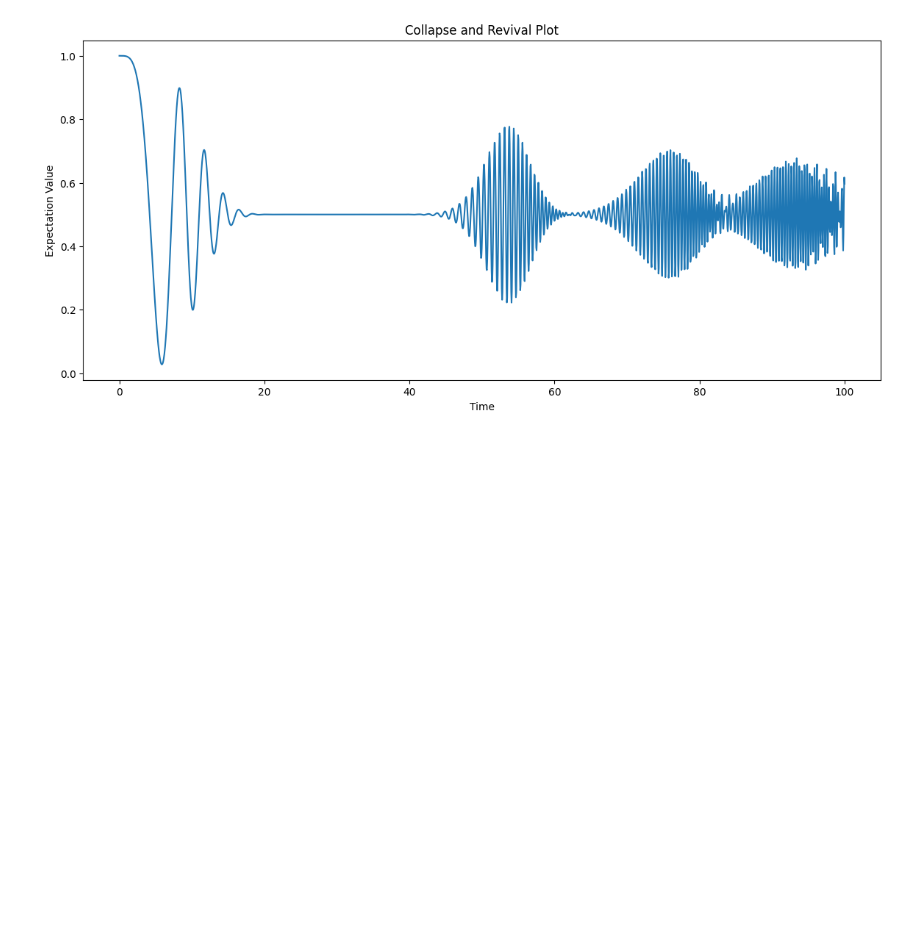
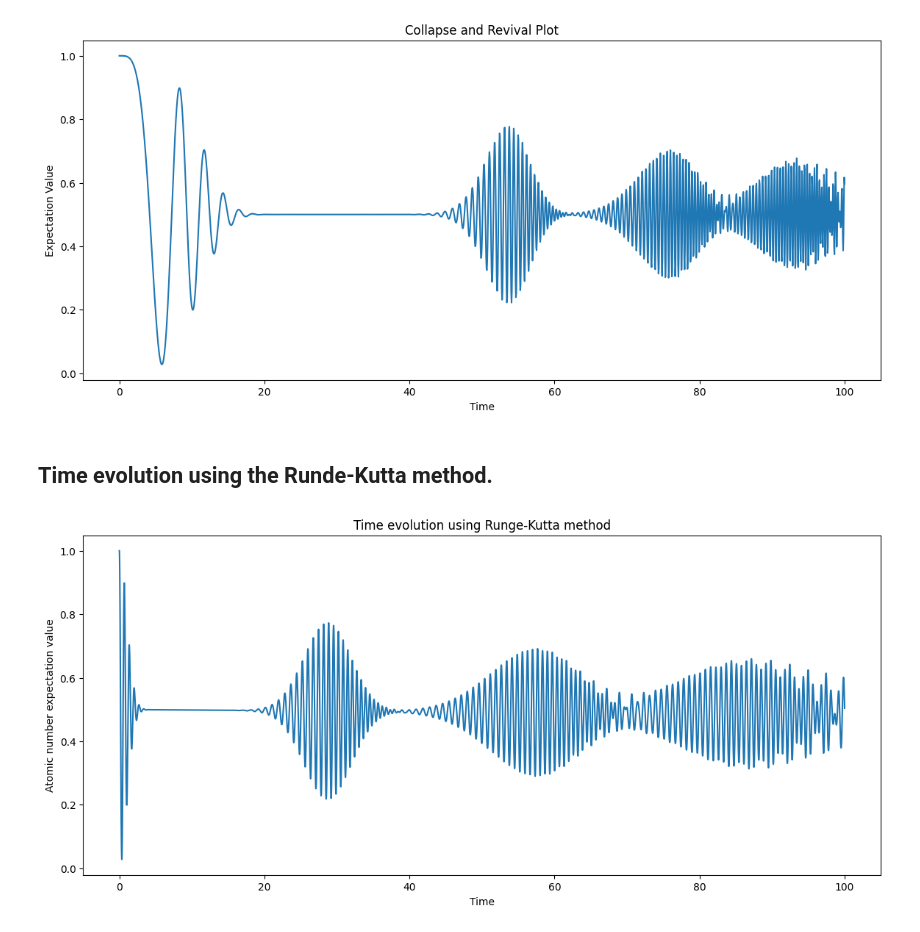
Before and after one commit to molendziak/TFM, a Jupyter notebook: JC_numerical_model.ipynb, the cells around one changed output. Cells and saved outputs as stored; diff of their text form; code cells hidden in the pictures; blank space fills up the shorter version.

Commit message:
added Runde-Kutta method

```diff
--- a/JC_numerical_model.ipynb
+++ b/JC_numerical_model.ipynb
@@ -157,3 +157,56 @@ plt.title('Collapse and Revival Plot')
 plt.show()
 # %% [output]
 [figure]
+# %% [markdown]
+## Time evolution using the Runde-Kutta method.
+# %%
+
+# Define time parameters
+
+N = 40  # Number of photon states in the cavity
+destruction = np.kron(lowering_a(2), np.eye(N)) #  atomic destruction operator
+num_atm = destruction.T @ destruction # atomic number operator
+wc = 1 # Cavity frequency
+wa = 1 # Atom frequency
+g = 1   # Coupling strength
+alpha = np.sqrt(20)  # Initial coherent state amplitude
+
+H, psi0 = System(N, wc, wa, g, alpha)
+
+
+def rk4_step(f, y, t, dt):
+    """Perform a single Runge-Kutta step."""
+    k1 = f(y, t)
+    k2 = f(y + 0.5*dt*k1, t + 0.5*dt)
+    k3 = f(y + 0.5*dt*k2, t + 0.5*dt)
+    k4 = f(y + dt*k3, t + dt)
+    return y + (dt/6.0) * (k1 + 2*k2 + 2*k3 + k4)
+
+def hamiltonian(y, t, H):
+    """Compute state update term"""
+    return -1j*np.dot(H, y)
+
+# Define time parameters
+times, dt = np.linspace(0, 100, 10000, retstep=True)
+
+# Initialize an array to store the expectation values of the number operator
+n_expect = np.zeros(len(times))
+
+# Time evolution
+psi = psi0
+for i, t in enumerate(times):
+    # Calculate expectation value of the number operator at each time step
+    n_expect[i] = np.real(np.conj(psi.T) @ (num_atm) @ psi)
+
+    # Perform a single Runge-Kutta step
+    psi = rk4_step(lambda psi,t: hamiltonian(psi, t, H), psi, t, dt)
+
+# Plot the collapse and revival plot
+plt.figure(figsize=(14, 6))
+plt.plot(times, n_expect)
+plt.xlabel('Time')
+plt.ylabel('Atomic number expectation value')
+plt.title('Time evolution using Runge-Kutta method')
+plt.show()
+# %% [output]
+[figure, added]
```
Also changed, not shown: parts of 3 cells of this notebook, 1 other file.
